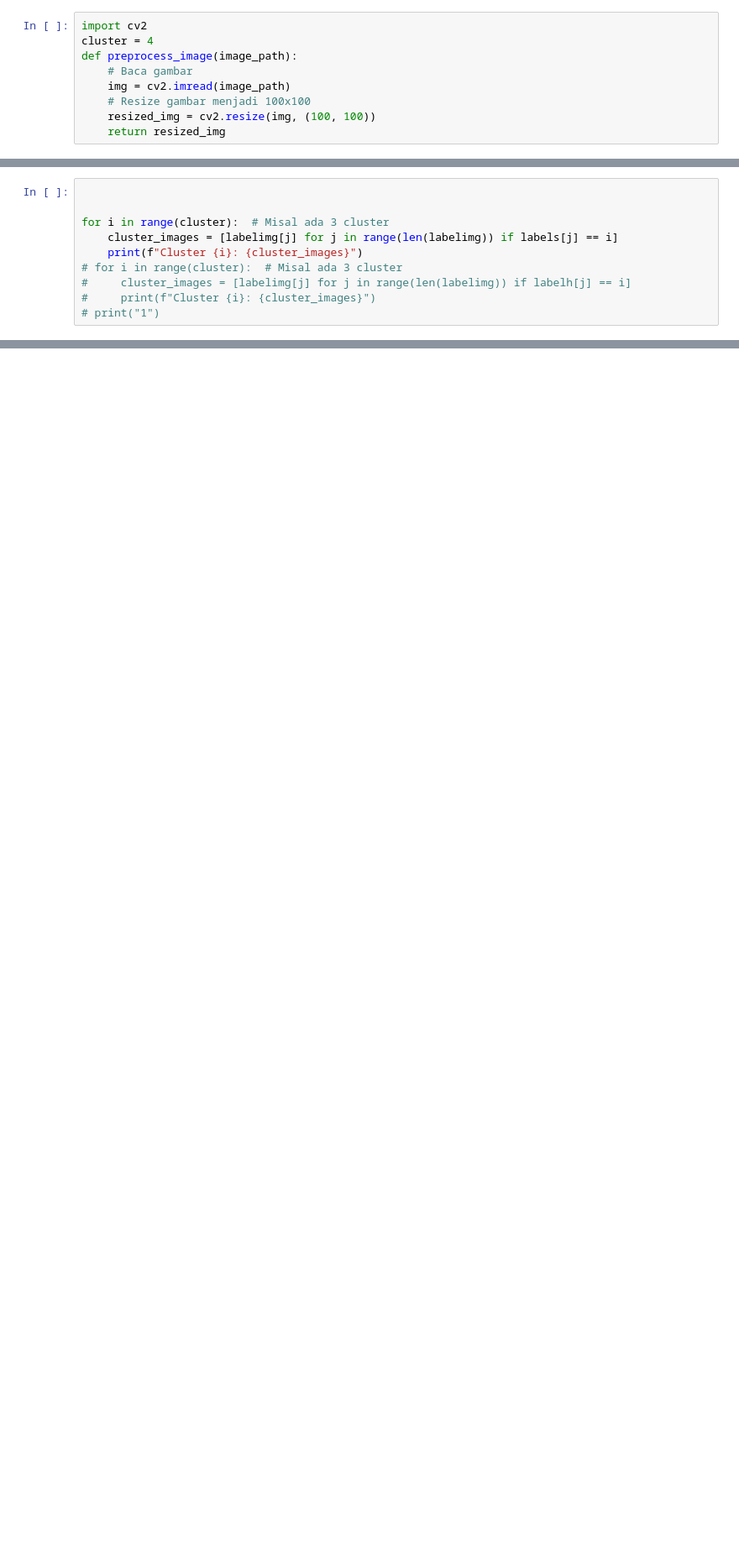
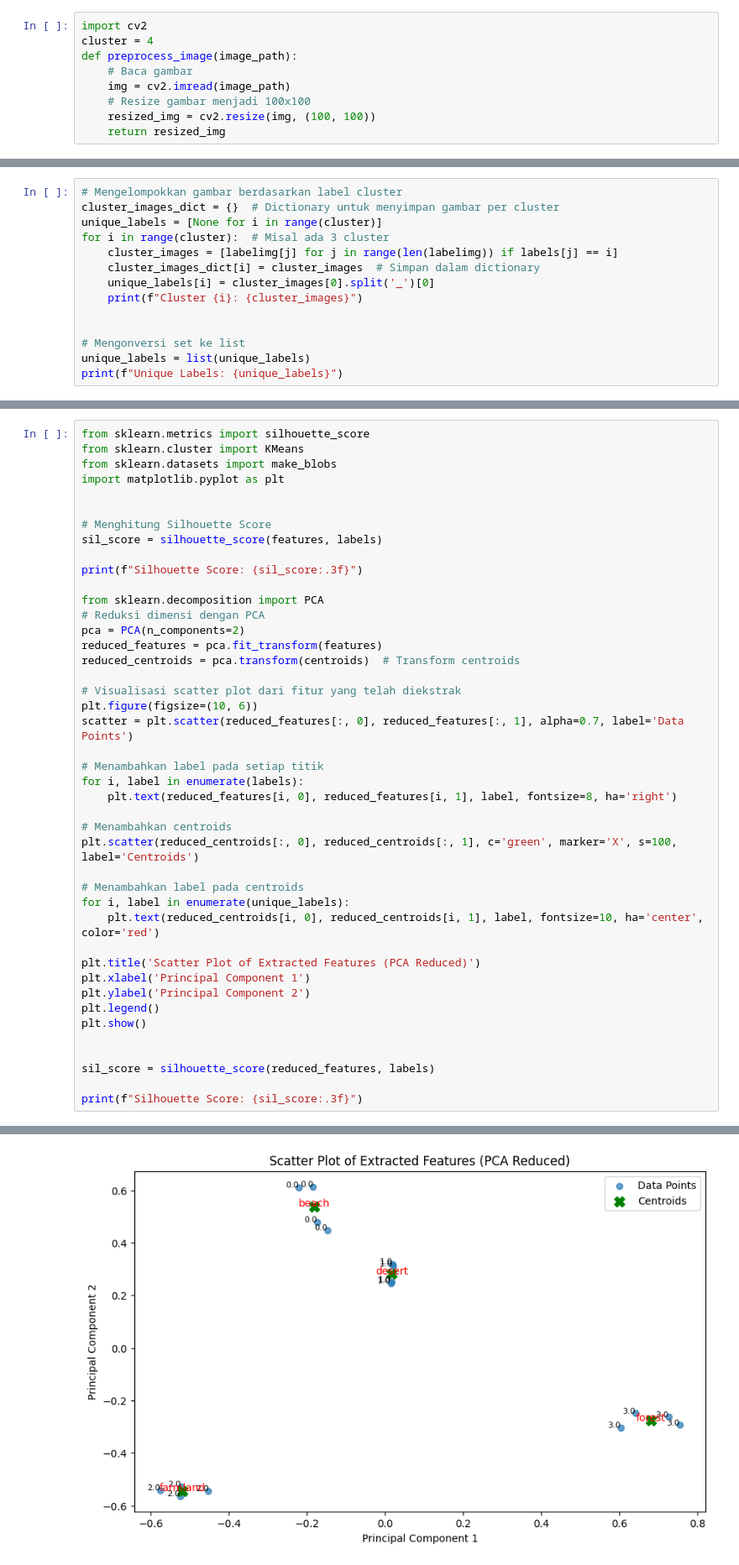
Before and after one commit to S4njuuu3291/mini-proyek-datmin, a Jupyter notebook: gpt.ipynb, the cells around one changed output, grey strips where cells are left out. Shown at 84% size. Saved outputs shown, nothing was run; the diff lists cells and outputs as text; blank space fills up the shorter version.

```diff
--- a/gpt.ipynb
+++ b/gpt.ipynb
@@ -210,13 +209,17 @@ print(centroids)  # Output label cluster dari setiap gambar
 [figure]
 ... (5 outputs left out)
 # %%
+# Mengelompokkan gambar berdasarkan label cluster
+cluster_images_dict = {}  # Dictionary untuk menyimpan gambar per cluster
+unique_labels = [None for i in range(cluster)]
+for i in range(cluster):  # Misal ada 3 cluster
+    cluster_images = [labelimg[j] for j in range(len(labelimg)) if labels[j] == i]
+    cluster_images_dict[i] = cluster_images  # Simpan dalam dictionary
+    unique_labels[i] = cluster_images[0].split('_')[0]
+    print(f"Cluster {i}: {cluster_images}")
 
 
-for i in range(cluster):  # Misal ada 3 cluster
-    cluster_images = [labelimg[j] for j in range(len(labelimg)) if labels[j] == i]
-    print(f"Cluster {i}: {cluster_images}")
-# for i in range(cluster):  # Misal ada 3 cluster
-#     cluster_images = [labelimg[j] for j in range(len(labelimg)) if labelh[j] == i]
-#     print(f"Cluster {i}: {cluster_images}")
-# print("1")
+# Mengonversi set ke list
+unique_labels = list(unique_labels)
+print(f"Unique Labels: {unique_labels}")
 # %% [output]
@@ -245,0 +231,44 @@ Silhouette Score: 0.360
+# %%
+from sklearn.metrics import silhouette_score
+from sklearn.cluster import KMeans
+from sklearn.datasets import make_blobs
+import matplotlib.pyplot as plt
+
+
+# Menghitung Silhouette Score
+sil_score = silhouette_score(features, labels)
+
+print(f"Silhouette Score: {sil_score:.3f}")
+
+from sklearn.decomposition import PCA
+# Reduksi dimensi dengan PCA
+pca = PCA(n_components=2)
+reduced_features = pca.fit_transform(features)
+reduced_centroids = pca.transform(centroids)  # Transform centroids
+
+# Visualisasi scatter plot dari fitur yang telah diekstrak
+plt.figure(figsize=(10, 6))
+scatter = plt.scatter(reduced_features[:, 0], reduced_features[:, 1], alpha=0.7, label='Data Points')
+
+# Menambahkan label pada setiap titik
+for i, label in enumerate(labels):
+    plt.text(reduced_features[i, 0], reduced_features[i, 1], label, fontsize=8, ha='right')
+
+# Menambahkan centroids
+plt.scatter(reduced_centroids[:, 0], reduced_centroids[:, 1], c='green', marker='X', s=100, label='Centroids')
+
+# Menambahkan label pada centroids
+for i, label in enumerate(unique_labels):
+    plt.text(reduced_centroids[i, 0], reduced_centroids[i, 1], label, fontsize=10, ha='center', color='red')
+
+plt.title('Scatter Plot of Extracted Features (PCA Reduced)')
+plt.xlabel('Principal Component 1')
+plt.ylabel('Principal Component 2')
+plt.legend()
+plt.show()
+
+
+sil_score = silhouette_score(reduced_features, labels)
+
+print(f"Silhouette Score: {sil_score:.3f}")
+# %% [output]
@@ -245,0 +276 @@ Silhouette Score: 0.360
+[figure, added]
```
Also changed, not shown: parts of 4 cells of this notebook, 6 other files.
